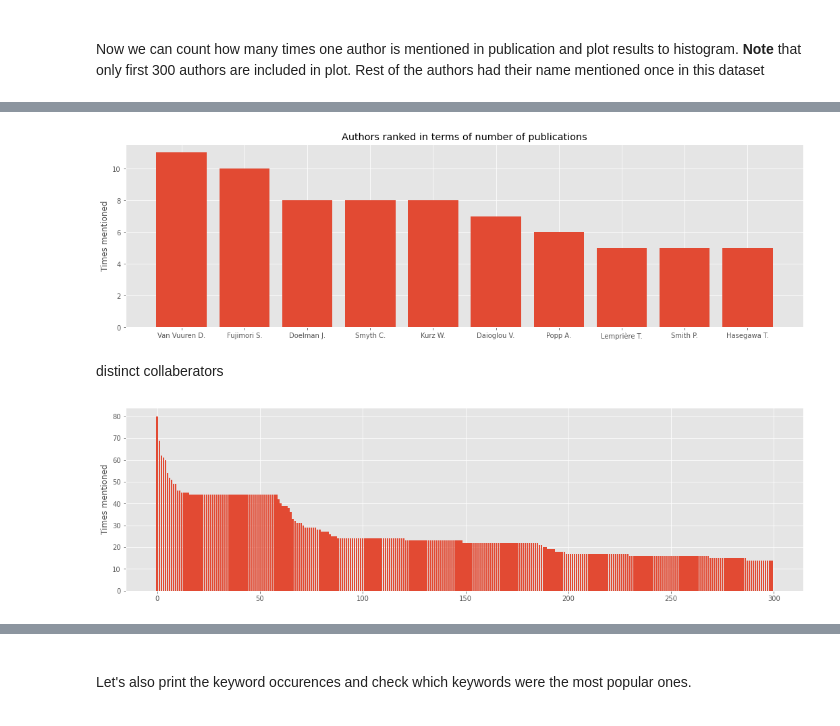
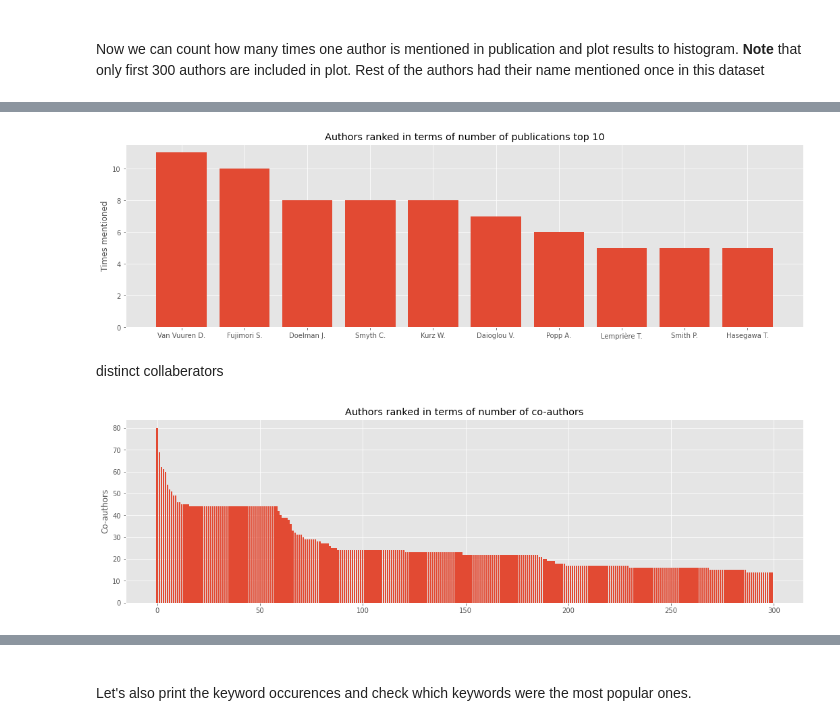
Before and after one commit to Dakcser/Citation-Network-Analysis, a Jupyter notebook: Citation-Network-Analysis.ipynb, the cells around one changed output, grey strips where cells are left out. Drawn from its saved outputs; the diff is of its cells as text; code cells hidden in the pictures.

```diff
--- a/Citation-Network-Analysis.ipynb
+++ b/Citation-Network-Analysis.ipynb
@@ -140,10 +154,10 @@ fig, ax = plt.subplots(figsize=(18,5))
 plt.bar(y_pos, frequent_counts, align='center')
 plt.xticks(y_pos, author_names)
 plt.ylabel('Times mentioned')
-plt.title('Authors ranked in terms of number of publications')
+plt.title('Authors ranked in terms of number of publications top 10')
 plt.show()
 # %% [output]
-[figure, old version]
+[figure, new version]
 # %% [markdown]
 distinct collaberators
 # %%
@@ -183,15 +197,15 @@ for elem in fixed_list:
 connection_counter = Counter(erdo_authors)
 frequent_author, frequent_connection = zip(*connection_counter.most_common(300))
 # %%
-plot_list = []
 #for index in range(10):
     #s = AuthorRetrieval(frequent_author[index])
     #plot_list.append(s.indexed_name)
 
 fig, ax = plt.subplots(figsize=(18,5))
 plt.bar(np.arange(len(frequent_author)), frequent_connection, align='center')
 #plt.xticks(np.arange(len(plot_list)), plot_list)
-plt.ylabel('Times mentioned')
+plt.ylabel('Co-authors')
+plt.title('Authors ranked in terms of number of co-authors')
 plt.show()
 # %% [output]
-[figure, old version]
+[figure, new version]
```
Also changed, not shown: parts of 30 cells of this notebook, 4 other files.
